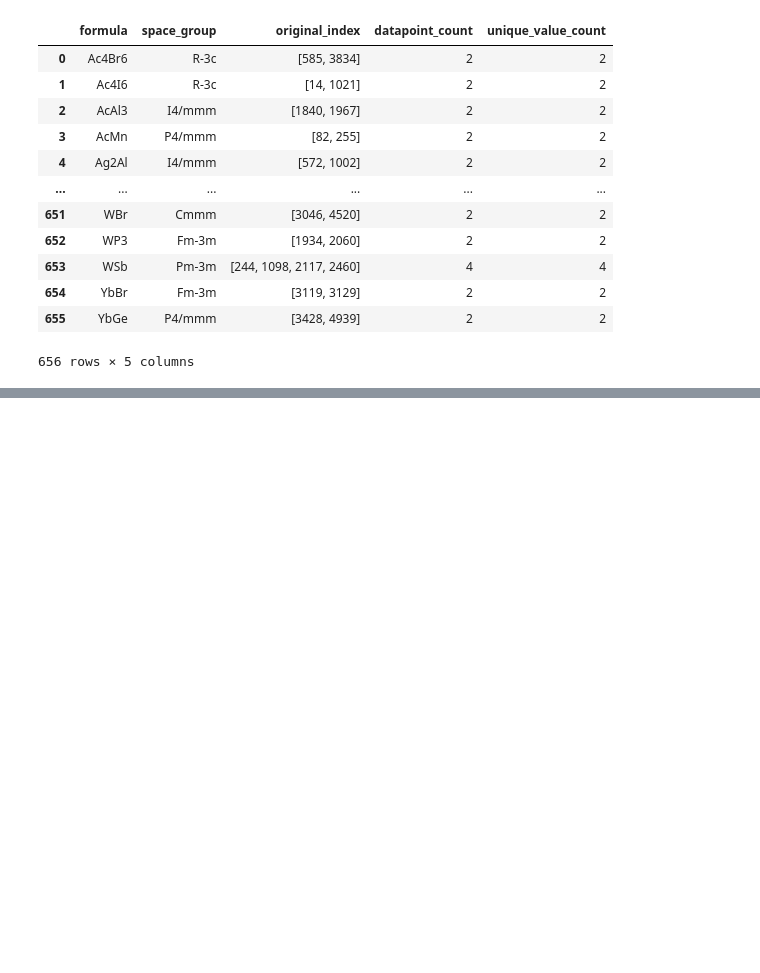
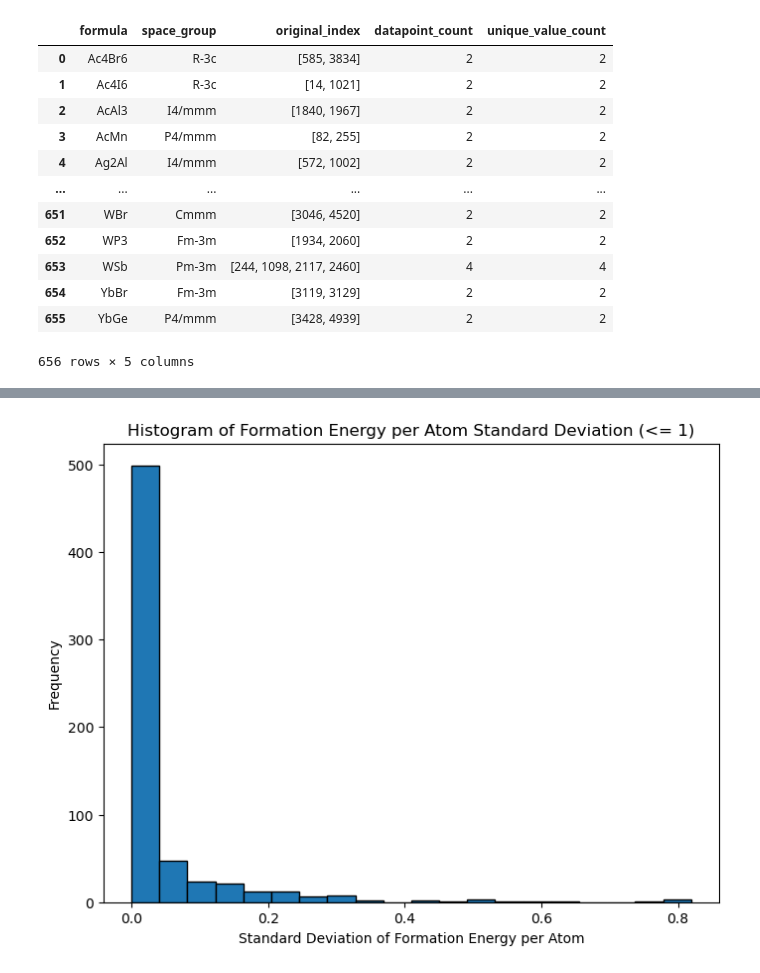
Before and after one commit to jfjoung/KRICT_Hackathon, a Jupyter notebook: practice.ipynb, the cells around one changed output, grey strips where cells are left out. Drawn from its saved outputs; the diff is of its cells as text; code cells hidden in the pictures; blank space fills up the shorter version.

```diff
--- a/practice.ipynb
+++ b/practice.ipynb
@@ -136,0 +195,12 @@ duplicate_df
+# %%
+filtered_data = stats[stats['formation_energy_per_atom_std'] <= 1]
+
+# Plotting the histogram of formation_energy_per_atom_std with the filtered data
+plt.figure(figsize=(8, 6))
+plt.hist(filtered_data['formation_energy_per_atom_std'].dropna(), bins=20, edgecolor='black')
+plt.xlabel('Standard Deviation of Formation Energy per Atom')
+plt.ylabel('Frequency')
+plt.title('Histogram of Formation Energy per Atom Standard Deviation (<= 1)')
+plt.show()
+# %% [output]
+[figure, added]
```
Also changed, not shown: parts of 8 cells of this notebook.
